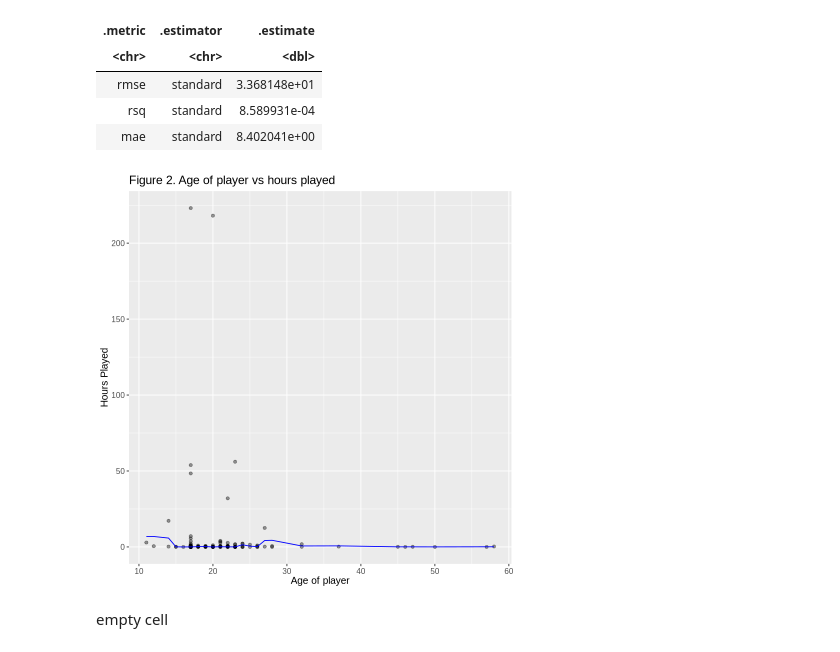
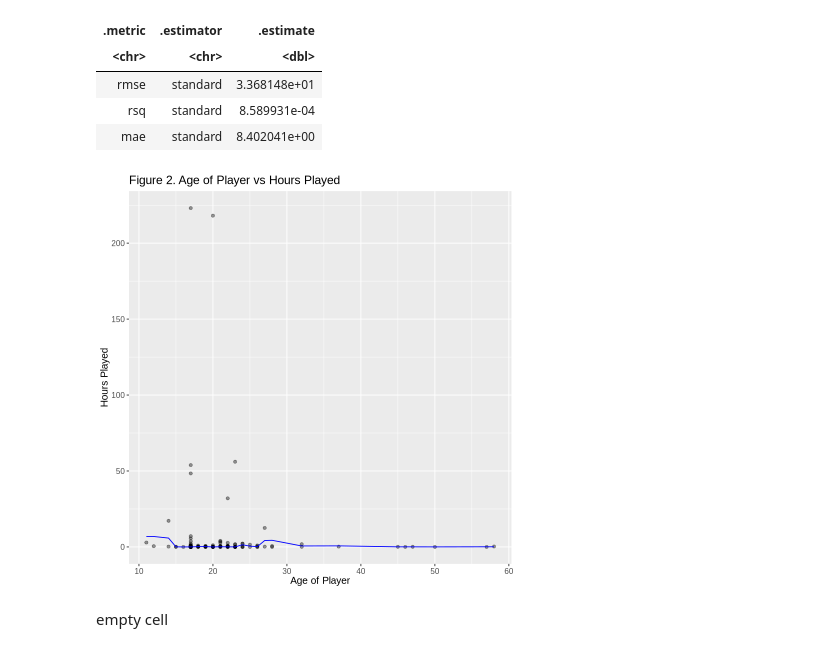
Before and after one commit to vmah1/dsci100-group-project, a Jupyter notebook: project.ipynb, the cells around one changed output. Cells and saved outputs as stored; diff of their text form; code cells hidden in the pictures.

```diff
--- a/project.ipynb
+++ b/project.ipynb
@@ -331,19 +330,19 @@ A tibble: 3 × 3
 # %%
 players_pred <- players_best_fit |>
                 predict(players_train) |>
                 bind_cols(players_train)
 
 players_plot <- ggplot(players_pred, aes(x = Age, y = played_hours)) +
             geom_point(alpha = 0.4) +
             geom_line(aes(y= .pred), color = "blue") +
-            xlab("Age of player") +
+            xlab("Age of Player") +
             ylab("Hours Played") +
-            ggtitle("Figure 2. Age of player vs hours played") +
+            ggtitle("Figure 2. Age of Player vs Hours Played") +
             theme(text = element_text(size = 12))
 
 players_plot
 # %% [output]
-[figure, old version]
+[figure, new version]
 # %% [markdown]
 empty cell
 # %% [markdown]
```
Also changed, not shown: parts of 5 cells of this notebook.
